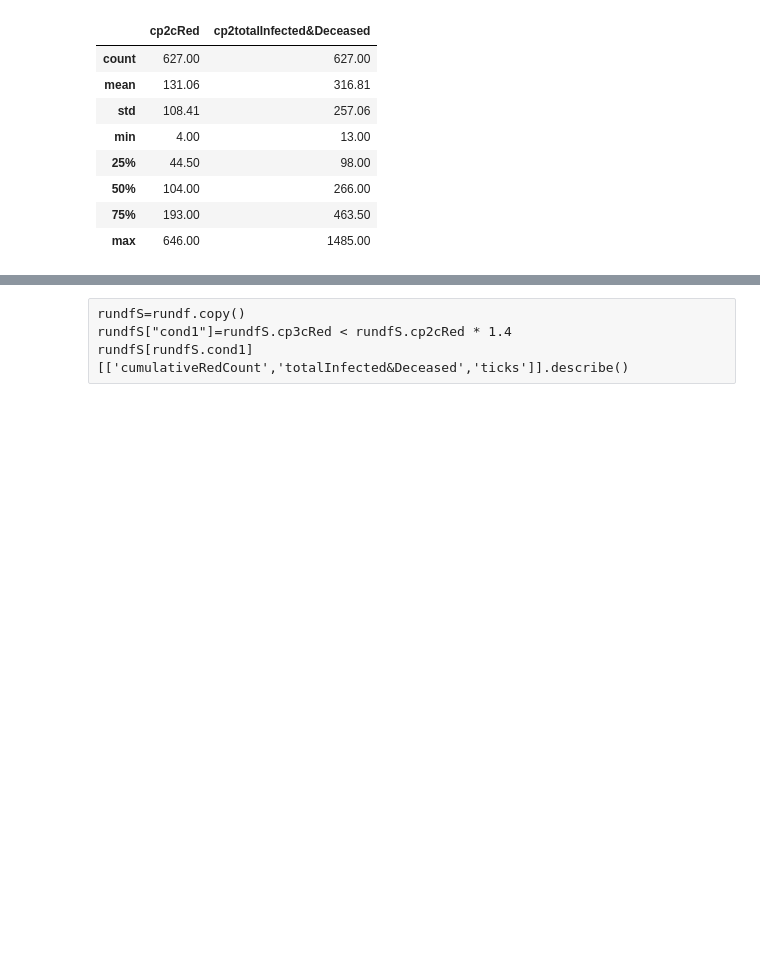
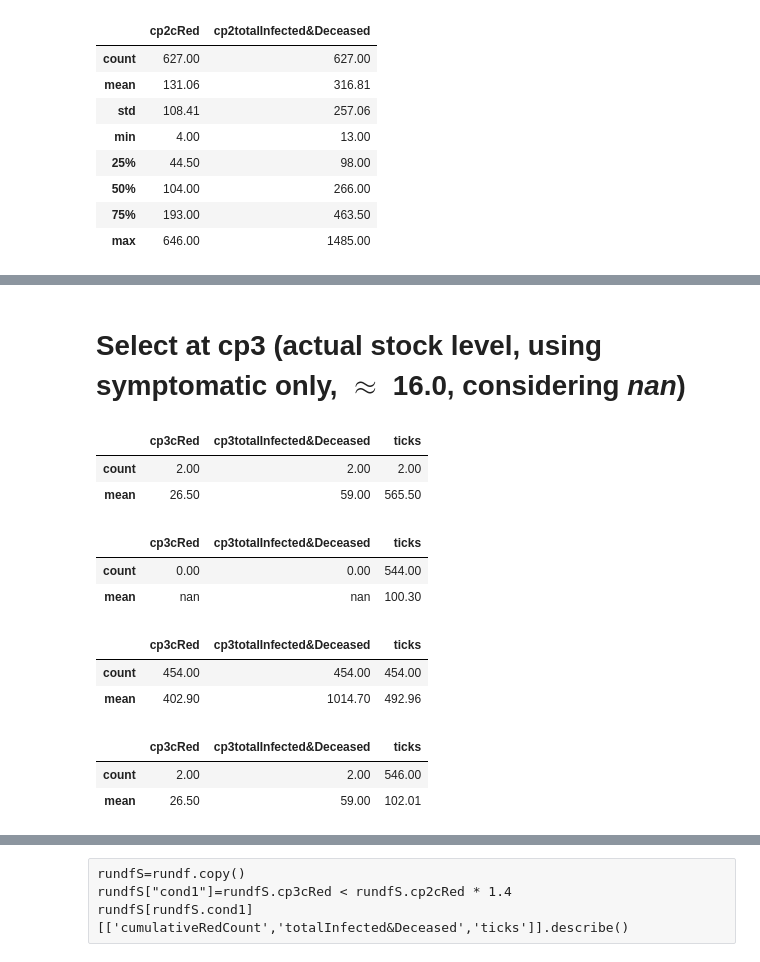
Before and after one commit to terna/readSIsaR_BatchResults, a Jupyter notebook: selectResults1kStableSeedsCPoints_basicControlB_schoolOpenSeptChangingWorld_plusHMlog.ipynb, the cells around one changed output, grey strips where cells are left out. Cells and saved outputs as stored; diff of their text form; code cells hidden in the pictures; blank space fills up the shorter version.

```diff
--- a/selectResults1kStableSeedsCPoints_basicControlB_schoolOpenSeptChangingWorld_plusHMlog.ipynb
+++ b/selectResults1kStableSeedsCPoints_basicControlB_schoolOpenSeptChangingWorld_plusHMlog.ipynb
@@ -137,0 +170,34 @@ rundf[rundf.cp2GT15][['cumulativeRedCount','totalInfected&Deceased','ticks']]\
+# %% [markdown]
+# Select at cp3 (actual stock level, using symptomatic only,  $\approx$ 16.0, considering *nan*)
+# %%
+rundf['cp3LE30']=rundf['cp3cRed'] <= 30
+rundf[rundf.cp3LE30][['cp3cRed','cp3totalInfected&Deceased','ticks']]\
+.describe().loc[['count','mean']]
+# %% [output]
+|  | cp3cRed | cp3totalInfected&Deceased | ticks |
+| count | 2.00 | 2.00 | 2.00 |
+| mean | 26.50 | 59.00 | 565.50 |
+# %%
+rundf['cp3nan']=rundf['cp3cRed'].isnull()
+rundf[rundf.cp3nan][['cp3cRed','cp3totalInfected&Deceased','ticks']]\
+.describe().loc[['count','mean']]
+# %% [output]
+|  | cp3cRed | cp3totalInfected&Deceased | ticks |
+| count | 0.00 | 0.00 | 544.00 |
+| mean | nan | nan | 100.30 |
+# %%
+rundf['cp3GT30']=rundf['cp3cRed'] > 30
+rundf[rundf.cp3GT30][['cp3cRed','cp3totalInfected&Deceased','ticks']]\
+.describe().loc[['count','mean']]
+# %% [output]
+|  | cp3cRed | cp3totalInfected&Deceased | ticks |
+| count | 454.00 | 454.00 | 454.00 |
+| mean | 402.90 | 1014.70 | 492.96 |
+# %%
+rundf['cp3LE30orNan']=(rundf['cp3cRed'] <= 30) | (rundf['cp3cRed'].isnull())
+rundf[rundf.cp3LE30orNan][['cp3cRed','cp3totalInfected&Deceased','ticks']]\
+.describe().loc[['count','mean']]
+# %% [output]
+|  | cp3cRed | cp3totalInfected&Deceased | ticks |
+| count | 2.00 | 2.00 | 546.00 |
+| mean | 26.50 | 59.00 | 102.01 |
```
Also changed, not shown: parts of 19 cells of this notebook.
